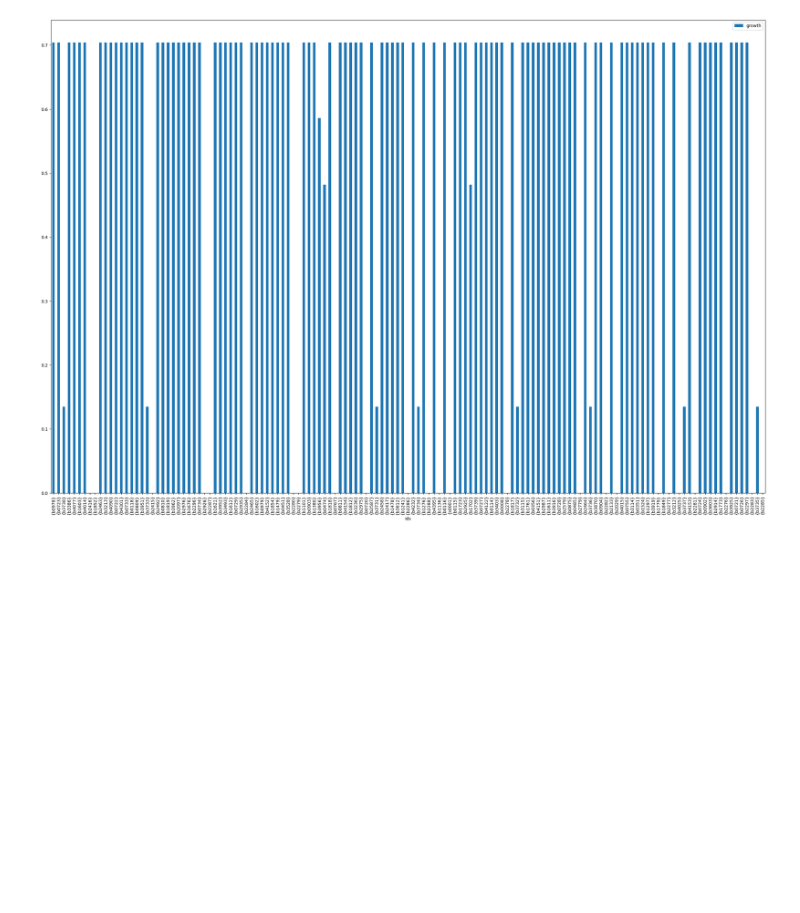
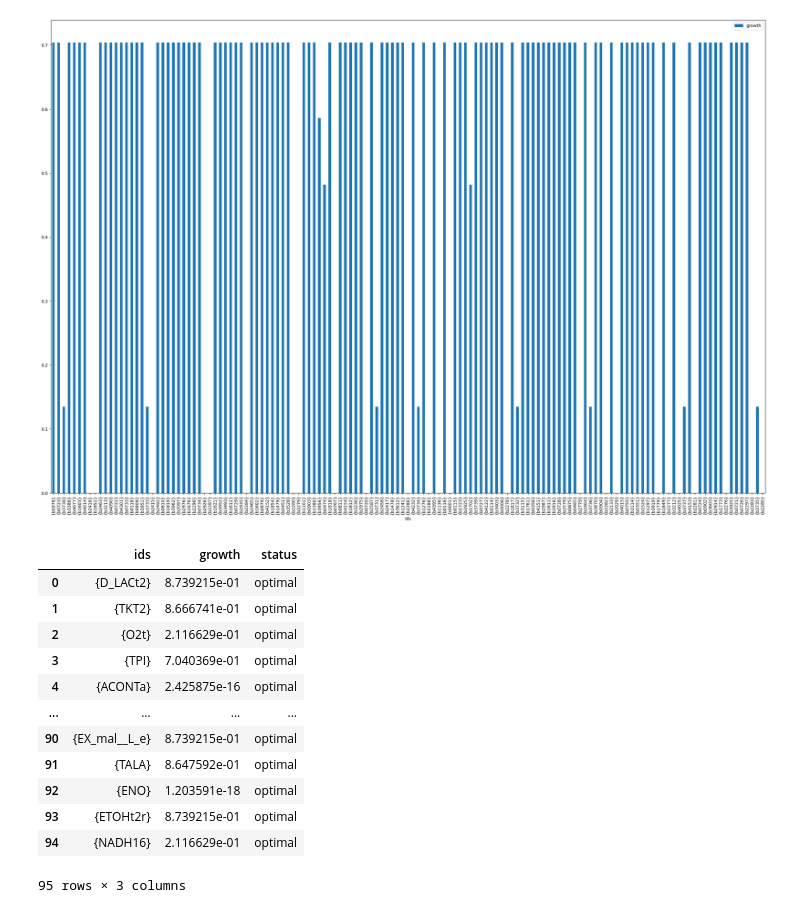
Before and after one commit to vivarium-collective/RashmiRotationProject---Microbial-Metabolic-Modeling-and-Analysis, a Jupyter notebook: Ecoli_CoreModel_Pertubation.ipynb, the cells around one changed output. Drawn from its saved outputs; the diff is of its cells as text; code cells hidden in the pictures; blank space fills up the shorter version.

```diff
--- a/Ecoli_CoreModel_Pertubation.ipynb
+++ b/Ecoli_CoreModel_Pertubation.ipynb
@@ -58,3 +58,22 @@ df.plot.bar(x='ids', y='growth', figsize=(30, 20))
 # %% [output]
 <AxesSubplot:xlabel='ids'>
 [figure]
+# %%
+# Performing all single single reaction deletions on the model
+
+reaction_deletions = single_reaction_deletion(model)
+reaction_deletions
+# %% [output]
+|  | ids | growth | status |
+| 0 | {D_LACt2} | 8.739215e-01 | optimal |
+| 1 | {TKT2} | 8.666741e-01 | optimal |
+| 2 | {O2t} | 2.116629e-01 | optimal |
+| 3 | {TPI} | 7.040369e-01 | optimal |
+| 4 | {ACONTa} | 2.425875e-16 | optimal |
+| ... | ... | ... | ... |
+| 90 | {EX_mal__L_e} | 8.739215e-01 | optimal |
+| 91 | {TALA} | 8.647592e-01 | optimal |
+| 92 | {ENO} | 1.203591e-18 | optimal |
+| 93 | {ETOHt2r} | 8.739215e-01 | optimal |
+| 94 | {NADH16} | 2.116629e-01 | optimal |
+95 rows × 3 columns
```
Also changed, not shown: parts of 4 cells of this notebook.
